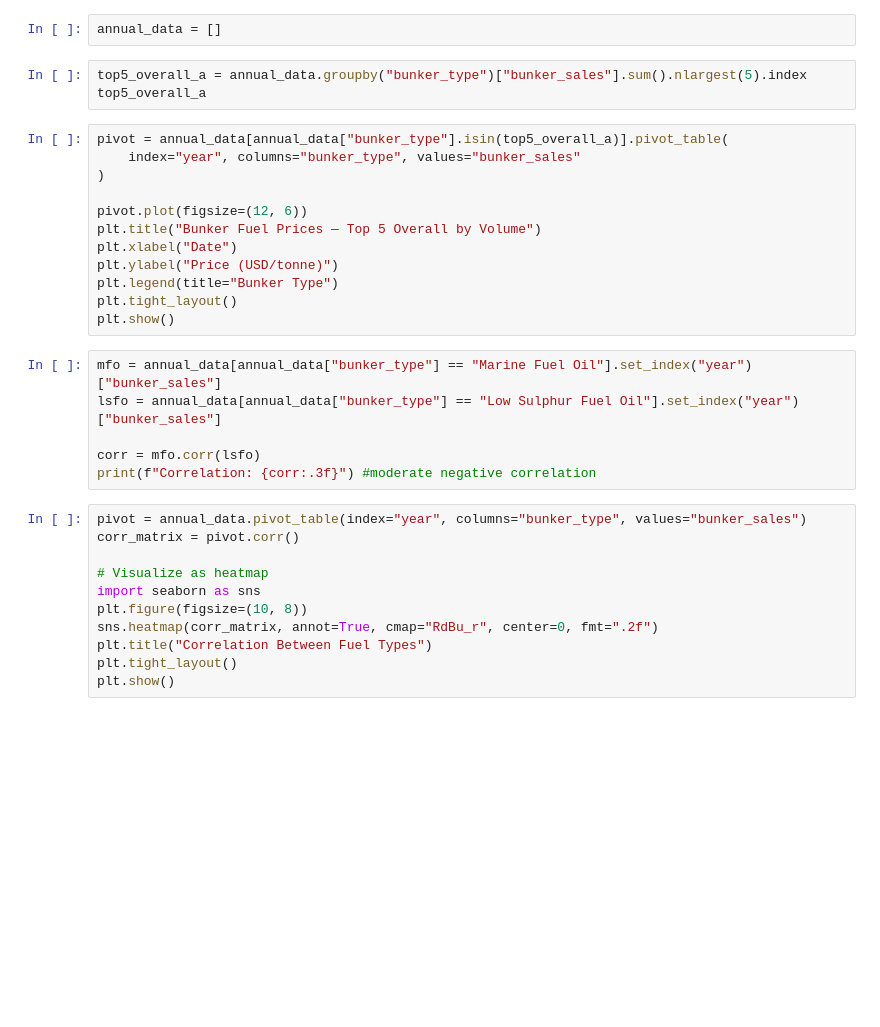
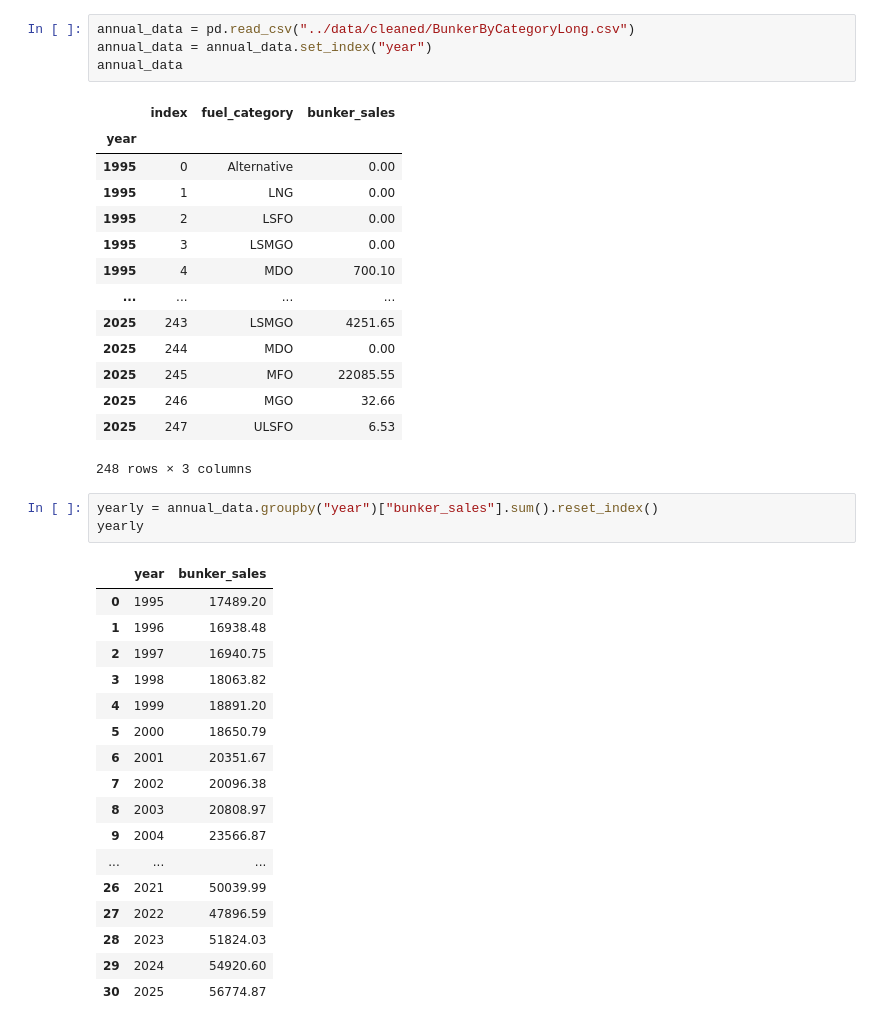
Before and after one commit to Javen420/Exports-Analysis, a Jupyter notebook: notebooks/market_overview.ipynb, the cells around one changed output. Saved outputs shown, nothing was run; the diff lists cells and outputs as text; blank space fills up the shorter version.

```diff
--- a/notebooks/market_overview.ipynb
+++ b/notebooks/market_overview.ipynb
@@ -4,34 +5,40 @@ import matplotlib.pyplot as plt
-# %%
-annual_data = []
-# %%
-top5_overall_a = annual_data.groupby("bunker_type")["bunker_sales"].sum().nlargest(5).index
-top5_overall_a
-# %%
-pivot = annual_data[annual_data["bunker_type"].isin(top5_overall_a)].pivot_table(
-    index="year", columns="bunker_type", values="bunker_sales"
-)
-
-pivot.plot(figsize=(12, 6))
-plt.title("Bunker Fuel Prices — Top 5 Overall by Volume")
-plt.xlabel("Date")
-plt.ylabel("Price (USD/tonne)")
-plt.legend(title="Bunker Type")
-plt.tight_layout()
-plt.show()
-# %%
-mfo = annual_data[annual_data["bunker_type"] == "Marine Fuel Oil"].set_index("year")["bunker_sales"]
-lsfo = annual_data[annual_data["bunker_type"] == "Low Sulphur Fuel Oil"].set_index("year")["bunker_sales"]
-
-corr = mfo.corr(lsfo)
-print(f"Correlation: {corr:.3f}") #moderate negative correlation
-# %%
-pivot = annual_data.pivot_table(index="year", columns="bunker_type", values="bunker_sales")
-corr_matrix = pivot.corr()
-
-# Visualize as heatmap
-import seaborn as sns
-plt.figure(figsize=(10, 8))
-sns.heatmap(corr_matrix, annot=True, cmap="RdBu_r", center=0, fmt=".2f")
-plt.title("Correlation Between Fuel Types")
-plt.tight_layout()
-plt.show()
+# %%
+annual_data = pd.read_csv("../data/cleaned/BunkerByCategoryLong.csv")
+annual_data = annual_data.set_index("year")
+annual_data
+# %% [output]
+|  | index | fuel_category | bunker_sales |
+| year |  |  |  |
+| 1995 | 0 | Alternative | 0.00 |
+| 1995 | 1 | LNG | 0.00 |
+| 1995 | 2 | LSFO | 0.00 |
+| 1995 | 3 | LSMGO | 0.00 |
+| 1995 | 4 | MDO | 700.10 |
+| ... | ... | ... | ... |
+| 2025 | 243 | LSMGO | 4251.65 |
+| 2025 | 244 | MDO | 0.00 |
+| 2025 | 245 | MFO | 22085.55 |
+| 2025 | 246 | MGO | 32.66 |
+| 2025 | 247 | ULSFO | 6.53 |
+248 rows × 3 columns
+# %%
+yearly = annual_data.groupby("year")["bunker_sales"].sum().reset_index()
+yearly
+# %% [output]
+|  | year | bunker_sales |
+| 0 | 1995 | 17489.20 |
+| 1 | 1996 | 16938.48 |
+| 2 | 1997 | 16940.75 |
+| 3 | 1998 | 18063.82 |
+| 4 | 1999 | 18891.20 |
+| 5 | 2000 | 18650.79 |
+| 6 | 2001 | 20351.67 |
+| 7 | 2002 | 20096.38 |
+| 8 | 2003 | 20808.97 |
+| 9 | 2004 | 23566.87 |
+| ... | ... | ... |
+| 26 | 2021 | 50039.99 |
+| 27 | 2022 | 47896.59 |
+| 28 | 2023 | 51824.03 |
+| 29 | 2024 | 54920.60 |
+| 30 | 2025 | 56774.87 |
```
Also changed, not shown: parts of 7 cells of this notebook.
